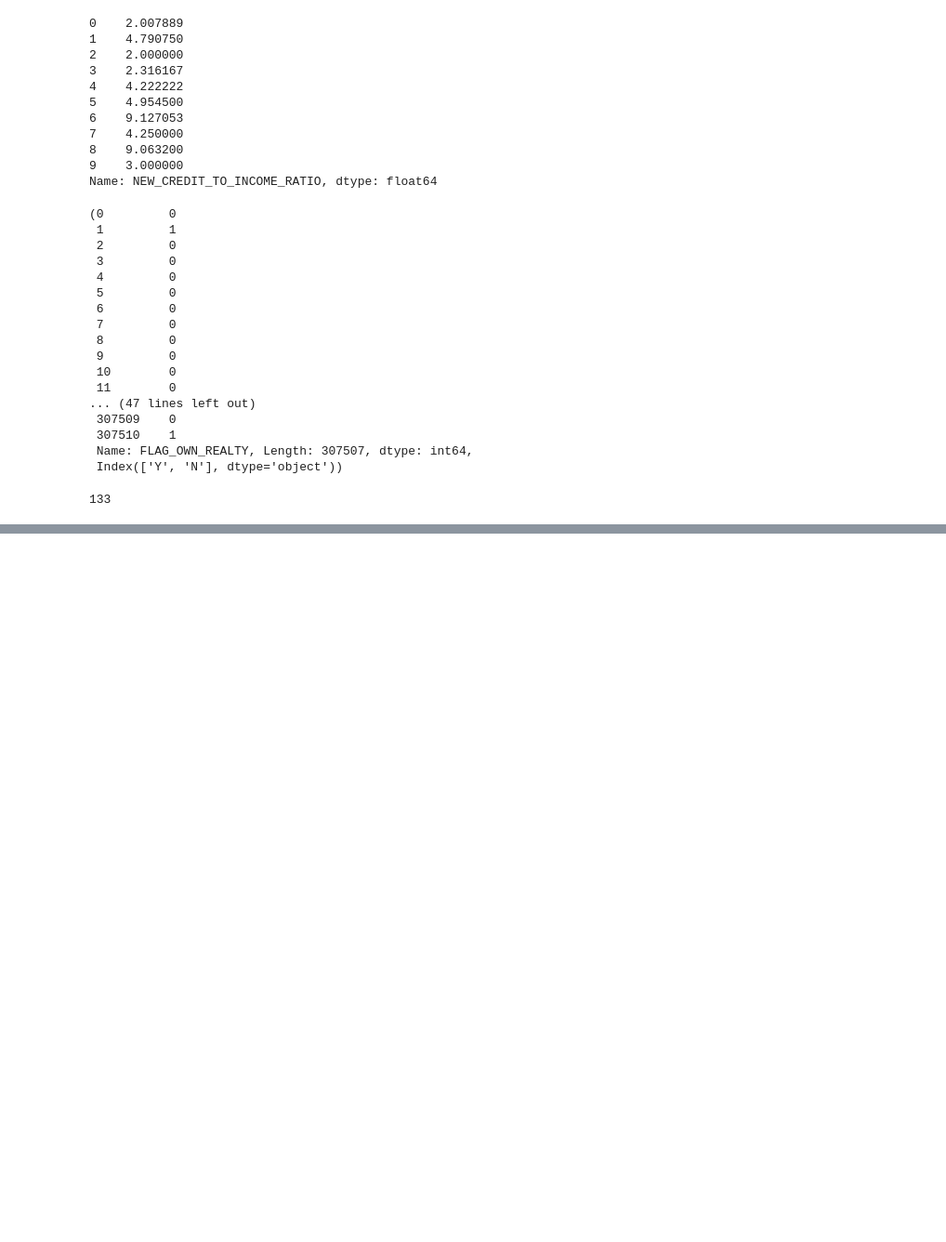
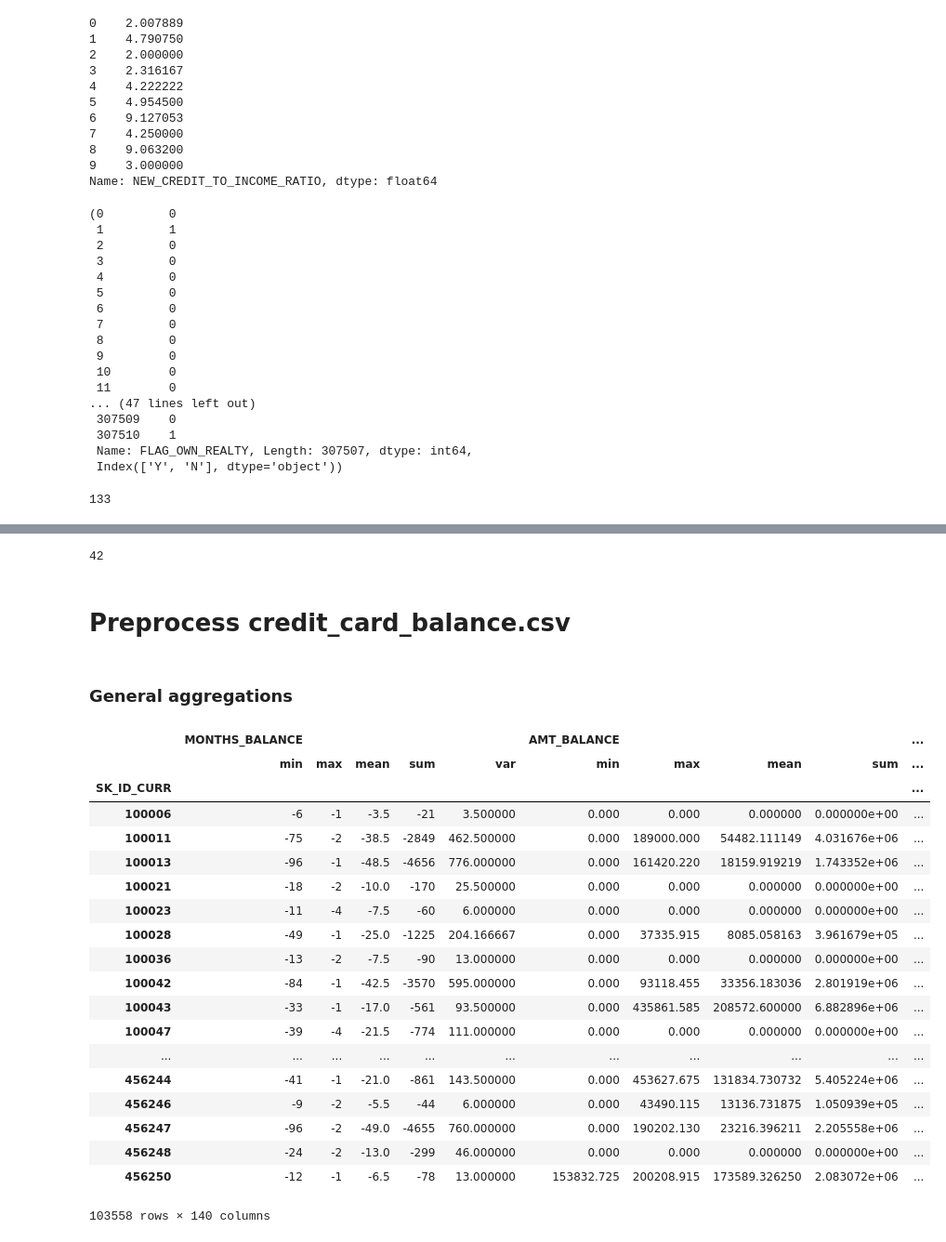
Before and after one commit to hannah-montana/HomeCredit, a Jupyter notebook: code/LightGBM_score_0.79576.ipynb, the cells around one changed output, grey strips where cells are left out. Shown at 93% size. Drawn from its saved outputs; the diff is of its cells as text; code cells hidden in the pictures; blank space fills up the shorter version.

```diff
--- a/code/LightGBM_score_0.79576.ipynb
+++ b/code/LightGBM_score_0.79576.ipynb
@@ -811,0 +1313,37 @@ len(cat_cols)
+# %%
+gc.collect()
+# %% [output]
+42
+# %% [markdown]
+# Preprocess credit_card_balance.csv
+# %%
+cc = pd.read_csv('../input/credit_card_balance.csv', nrows = None)
+cc, cat_cols = one_hot_encoder(cc, nan_as_category= True)
+# %% [markdown]
+ ### General aggregations
+# %%
+cc.drop(['SK_ID_PREV'], axis= 1, inplace = True)
+# %%
+cc_agg = cc.groupby('SK_ID_CURR').agg(['min', 'max', 'mean', 'sum', 'var'])
+cc_agg
+# %% [output]
+|  | MONTHS_BALANCE |  |  |  |  | AMT_BALANCE |  |  |  | ... |
+|  | min | max | mean | sum | var | min | max | mean | sum | ... |
+| SK_ID_CURR |  |  |  |  |  |  |  |  |  | ... |
+| 100006 | -6 | -1 | -3.5 | -21 | 3.500000 | 0.000 | 0.000 | 0.000000 | 0.000000e+00 | ... |
+| 100011 | -75 | -2 | -38.5 | -2849 | 462.500000 | 0.000 | 189000.000 | 54482.111149 | 4.031676e+06 | ... |
+| 100013 | -96 | -1 | -48.5 | -4656 | 776.000000 | 0.000 | 161420.220 | 18159.919219 | 1.743352e+06 | ... |
+| 100021 | -18 | -2 | -10.0 | -170 | 25.500000 | 0.000 | 0.000 | 0.000000 | 0.000000e+00 | ... |
+| 100023 | -11 | -4 | -7.5 | -60 | 6.000000 | 0.000 | 0.000 | 0.000000 | 0.000000e+00 | ... |
+| 100028 | -49 | -1 | -25.0 | -1225 | 204.166667 | 0.000 | 37335.915 | 8085.058163 | 3.961679e+05 | ... |
+| 100036 | -13 | -2 | -7.5 | -90 | 13.000000 | 0.000 | 0.000 | 0.000000 | 0.000000e+00 | ... |
+| 100042 | -84 | -1 | -42.5 | -3570 | 595.000000 | 0.000 | 93118.455 | 33356.183036 | 2.801919e+06 | ... |
+| 100043 | -33 | -1 | -17.0 | -561 | 93.500000 | 0.000 | 435861.585 | 208572.600000 | 6.882896e+06 | ... |
+| 100047 | -39 | -4 | -21.5 | -774 | 111.000000 | 0.000 | 0.000 | 0.000000 | 0.000000e+00 | ... |
+| ... | ... | ... | ... | ... | ... | ... | ... | ... | ... | ... |
+| 456244 | -41 | -1 | -21.0 | -861 | 143.500000 | 0.000 | 453627.675 | 131834.730732 | 5.405224e+06 | ... |
+| 456246 | -9 | -2 | -5.5 | -44 | 6.000000 | 0.000 | 43490.115 | 13136.731875 | 1.050939e+05 | ... |
+| 456247 | -96 | -2 | -49.0 | -4655 | 760.000000 | 0.000 | 190202.130 | 23216.396211 | 2.205558e+06 | ... |
+| 456248 | -24 | -2 | -13.0 | -299 | 46.000000 | 0.000 | 0.000 | 0.000000 | 0.000000e+00 | ... |
+| 456250 | -12 | -1 | -6.5 | -78 | 13.000000 | 153832.725 | 200208.915 | 173589.326250 | 2.083072e+06 | ... |
+103558 rows × 140 columns
```
Also changed, not shown: parts of 67 cells of this notebook.
